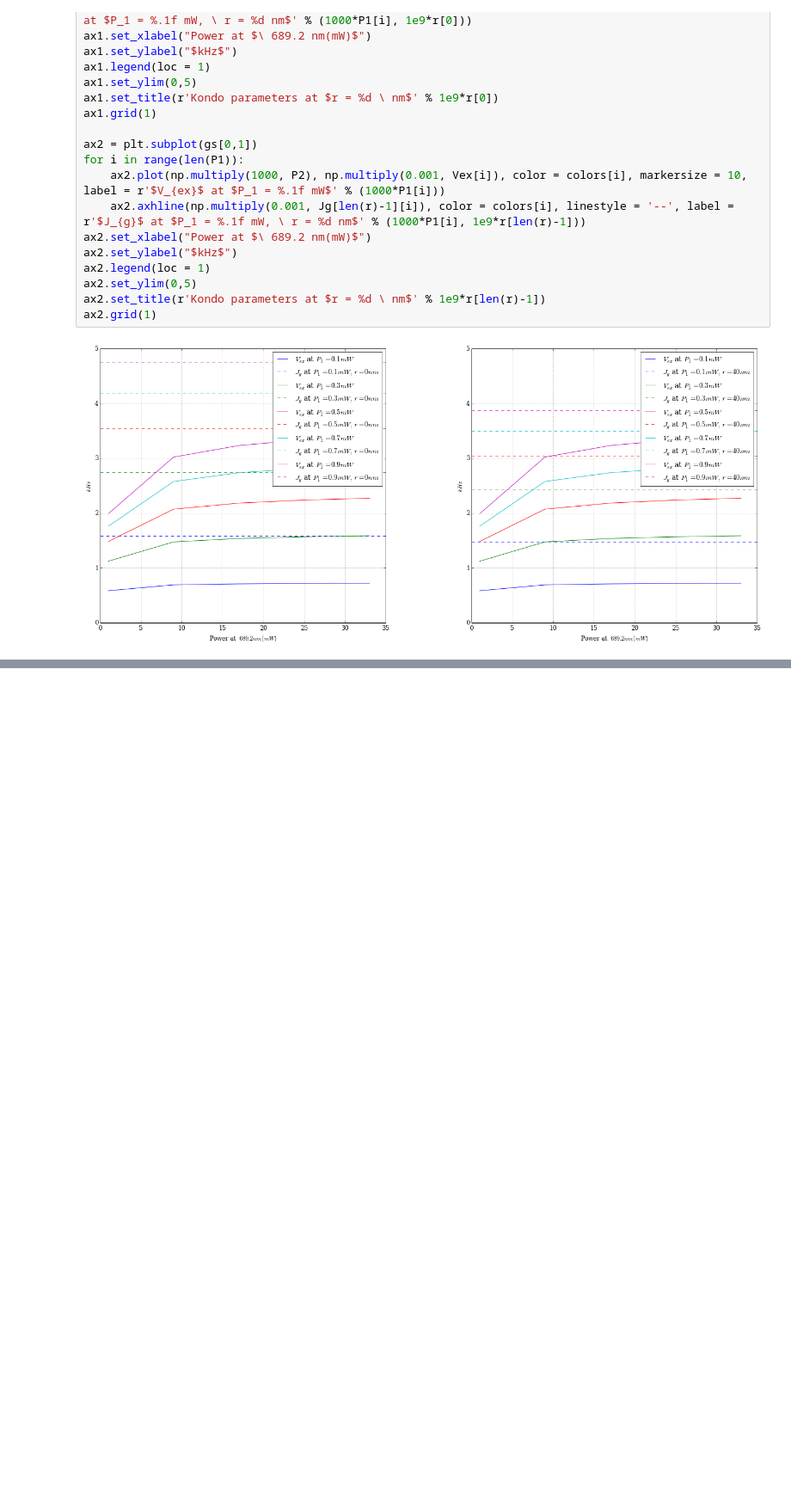
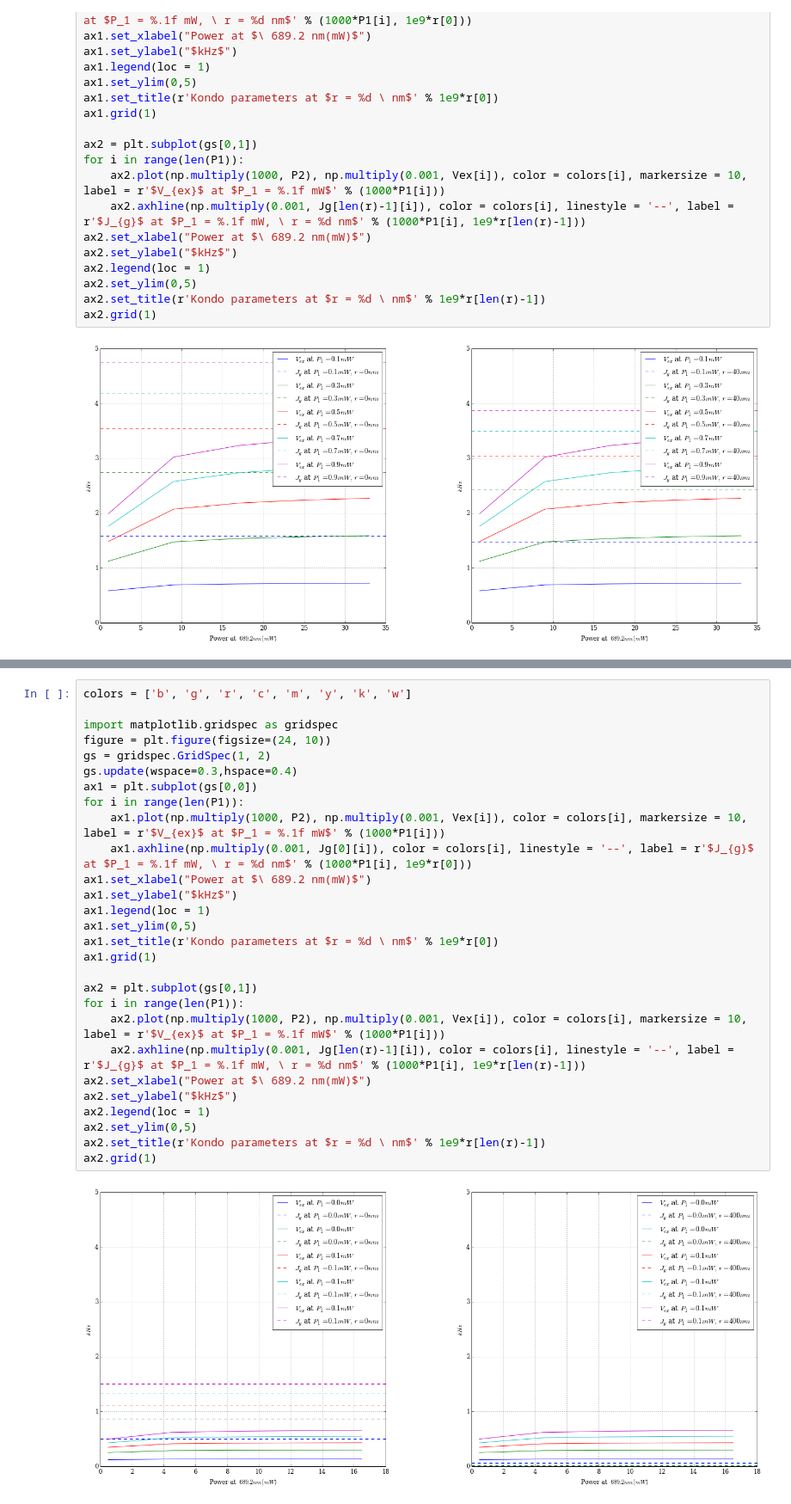
Before and after one commit to caridlin/KondoModel, a Jupyter notebook: Two-tweezer Kondo model.ipynb, the cells around one changed output, grey strips where cells are left out. Shown at 86% size. Saved outputs shown, nothing was run; the diff lists cells and outputs as text; blank space fills up the shorter version.

```diff
--- a/Two-tweezer Kondo model.ipynb
+++ b/Two-tweezer Kondo model.ipynb
@@ -629,0 +736,30 @@ ax2.grid(1)
+# %%
+colors = ['b', 'g', 'r', 'c', 'm', 'y', 'k', 'w']
+
+import matplotlib.gridspec as gridspec
+figure = plt.figure(figsize=(24, 10))
+gs = gridspec.GridSpec(1, 2)
+gs.update(wspace=0.3,hspace=0.4)
+ax1 = plt.subplot(gs[0,0])
+for i in range(len(P1)):
+    ax1.plot(np.multiply(1000, P2), np.multiply(0.001, Vex[i]), color = colors[i], markersize = 10, label = r'$V_{ex}$ at $P_1 = %.1f mW$' % (1000*P1[i]))
+    ax1.axhline(np.multiply(0.001, Jg[0][i]), color = colors[i], linestyle = '--', label = r'$J_{g}$ at $P_1 = %.1f mW, \ r = %d nm$' % (1000*P1[i], 1e9*r[0]))
+ax1.set_xlabel("Power at $\ 689.2 nm(mW)$")
+ax1.set_ylabel("$kHz$")
+ax1.legend(loc = 1)
+ax1.set_ylim(0,5)
+ax1.set_title(r'Kondo parameters at $r = %d \ nm$' % 1e9*r[0])
+ax1.grid(1)
+
+ax2 = plt.subplot(gs[0,1])
+for i in range(len(P1)):
+    ax2.plot(np.multiply(1000, P2), np.multiply(0.001, Vex[i]), color = colors[i], markersize = 10, label = r'$V_{ex}$ at $P_1 = %.1f mW$' % (1000*P1[i]))
+    ax2.axhline(np.multiply(0.001, Jg[len(r)-1][i]), color = colors[i], linestyle = '--', label = r'$J_{g}$ at $P_1 = %.1f mW, \ r = %d nm$' % (1000*P1[i], 1e9*r[len(r)-1]))
+ax2.set_xlabel("Power at $\ 689.2 nm(mW)$")
+ax2.set_ylabel("$kHz$")
+ax2.legend(loc = 1)
+ax2.set_ylim(0,5)
+ax2.set_title(r'Kondo parameters at $r = %d \ nm$' % 1e9*r[len(r)-1])
+ax2.grid(1)
+# %% [output]
+[figure, added]
```
Also changed, not shown: parts of 3 cells of this notebook.
